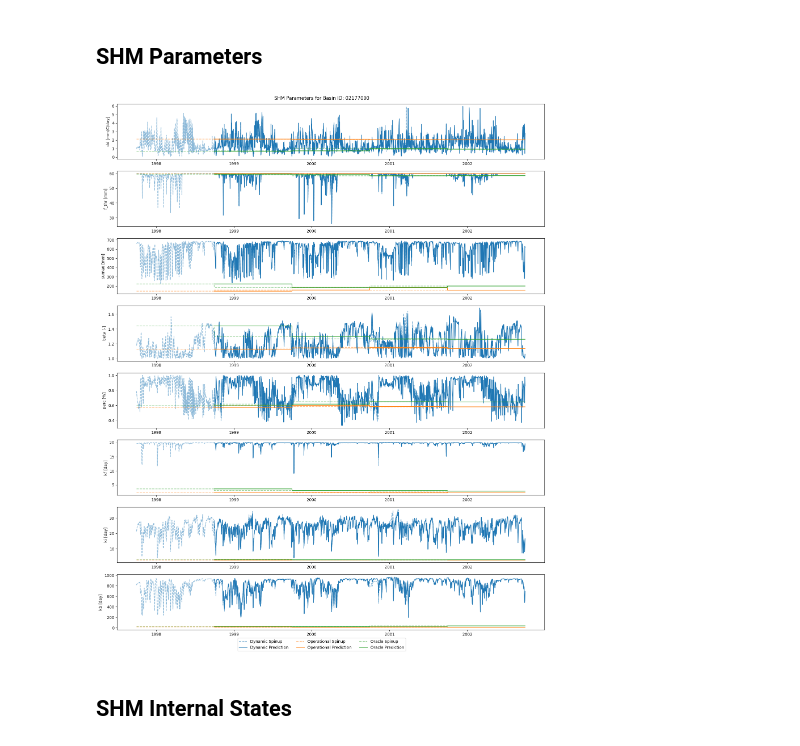
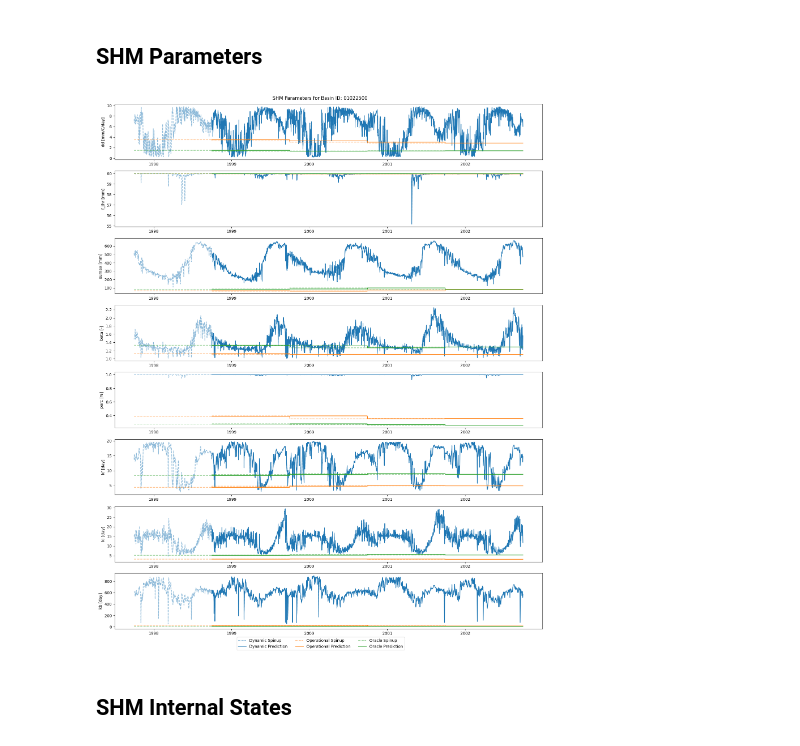
Before and after one commit to mines-ciroh/neuralhydrology-dcfe, a Jupyter notebook: manuscript/Manuscript_Material.ipynb, the cells around one changed output. Drawn from its saved outputs; the diff is of its cells as text; code cells hidden in the pictures.

```diff
--- a/manuscript/Manuscript_Material.ipynb
+++ b/manuscript/Manuscript_Material.ipynb
@@ -1028,13 +1028,13 @@ import pickle
 lstm_benchmark_run_dir = Path("runs/EXP1_LSTM_Full_CAMELS_Benchmark_2302_100517")
 with open(lstm_benchmark_run_dir / "test" / "model_epoch030" / "test_results.p", "rb") as fp:
     lstm_benchmark_results = pickle.load(fp)
-full_dynamic_shm_run_dir = Path("runs/EXP1_SHM_CAMELS_531basin_Dynamic_1202_133700_fullout2")
+full_dynamic_shm_run_dir = Path("runs/EXP1_SHM_CAMELS_531basin_Dynamic_1202_133700")
 with open(full_dynamic_shm_run_dir / "test" / "model_epoch030" / "test_results.p", "rb") as fp:
     full_dynamic_shm_results = pickle.load(fp)
-full_oracle_shm_run_dir = Path("runs/EXP1_SHM_CAMELS_531basin_OracleAvg_1702_232011_fullout2")
+full_oracle_shm_run_dir = Path("runs/EXP1_SHM_CAMELS_531basin_OracleAvg_1702_232011")
 with open(full_oracle_shm_run_dir / "test" / "model_epoch030" / "test_results.p", "rb") as fp:
     full_oracle_shm_results = pickle.load(fp)
-full_operational_shm_run_dir = Path("runs/EXP1_SHM_CAMELS_531basin_OperationalAvg_1702_160814_fullout2")
+full_operational_shm_run_dir = Path("runs/EXP1_SHM_CAMELS_531basin_OperationalAvg_1702_160814")
 with open(full_operational_shm_run_dir / "test" / "model_epoch030" / "test_results.p", "rb") as fp:
     full_operational_shm_results = pickle.load(fp)
 
@@ -1055,35 +1055,35 @@ state_keys = list(full_dynamic_shm_all_results[basin_keys[0]]["spinup_internal_s
 ## SHM Parameters
 # %%
 param_unit_keys = ['[mm/C/day]', '[mm]', '[mm]', '[-]', '[%]', '[day]', '[day]', '[day]']
-basin = '02177000' #basin_keys[3]
+basin = '01022500' #'02177000' #basin_keys[3]
 param_dates = full_dynamic_shm_all_results['datetime']
 
 fig, ax = plt.subplots(figsize=(16,2.5*len(param_keys)), nrows=len(param_keys), ncols=1)
 for i, param_interest in enumerate(param_keys):
     label_dynamic_spinup = "Dynamic Spinup" if i == 0 else None
     label_dynamic_prediction = "Dynamic Prediction" if i == 0 else None
     label_operational_spinup = "Operational Spinup" if i == 0 else None
     label_operational_prediction = "Operational Prediction" if i == 0 else None
     label_oracle_spinup = "Oracle Spinup" if i == 0 else None
     label_oracle_prediction = "Oracle Prediction" if i == 0 else None
     ax[i].plot(param_dates, full_dynamic_shm_all_results[basin]["spinup_parameters"][param_interest],
                color="tab:blue", label=label_dynamic_spinup, linestyle='--', alpha = 0.5)
     ax[i].plot(param_dates, full_dynamic_shm_all_results[basin]["prediction_parameters"][param_interest],
                color="tab:blue", label=label_dynamic_prediction, linestyle='-')
     ax[i].plot(param_dates, full_operational_shm_all_results[basin]["spinup_parameters"][param_interest],
                color="tab:orange", label=label_operational_spinup, linestyle='--', alpha = 0.5)
     ax[i].plot(param_dates, full_operational_shm_all_results[basin]["prediction_parameters"][param_interest],
                color="tab:orange", label=label_operational_prediction, linestyle='-')
     ax[i].plot(param_dates, full_oracle_shm_all_results[basin]["spinup_parameters"][param_interest],
                color="tab:green", label=label_oracle_spinup, linestyle='--', alpha = 0.5)
     ax[i].plot(param_dates, full_oracle_shm_all_results[basin]["prediction_parameters"][param_interest],
                color="tab:green", label=label_oracle_prediction, linestyle='-')
     ax[i].set_ylabel(f"{param_interest} {param_unit_keys[i]}")
 fig.legend(loc="lower center", ncol=3)
 fig.suptitle(f"SHM Parameters for Basin ID: {basin}")
 plt.tight_layout(rect=[0, 0.02, 1, 0.99])
 # %% [output]
-[figure, old version]
+[figure, new version]
 # %% [markdown]
 ## SHM Internal States
 # %%
```
Also changed, not shown: 10 other files.
